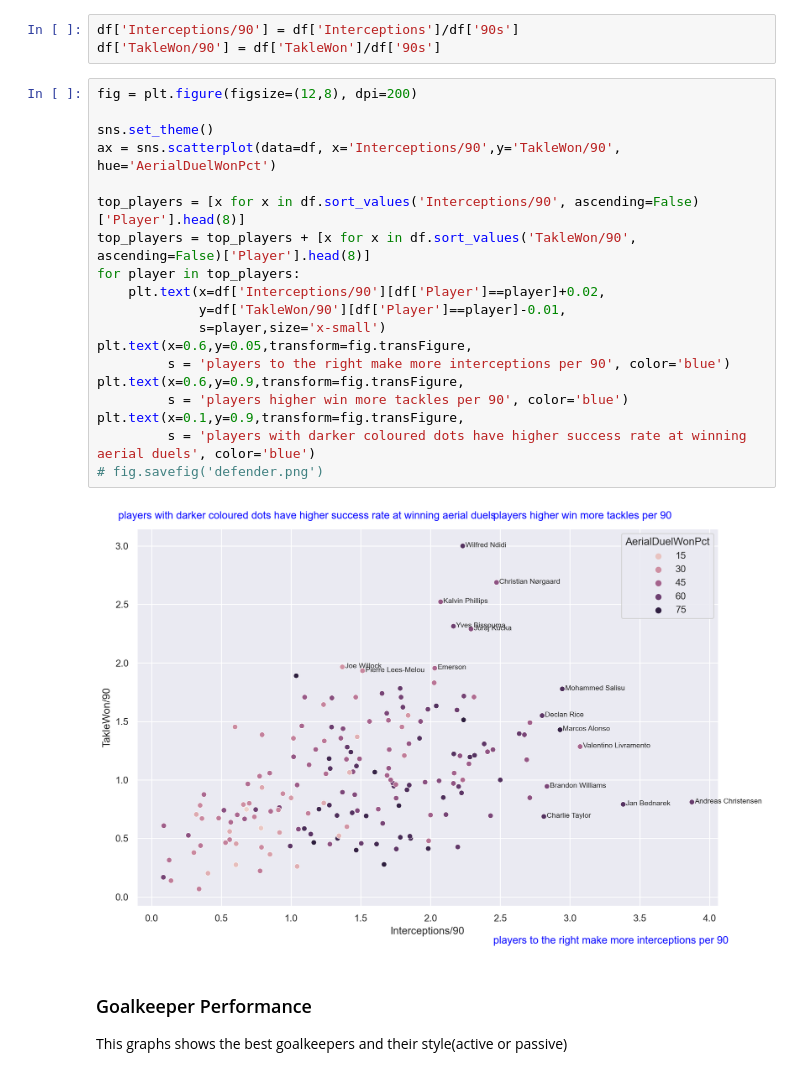
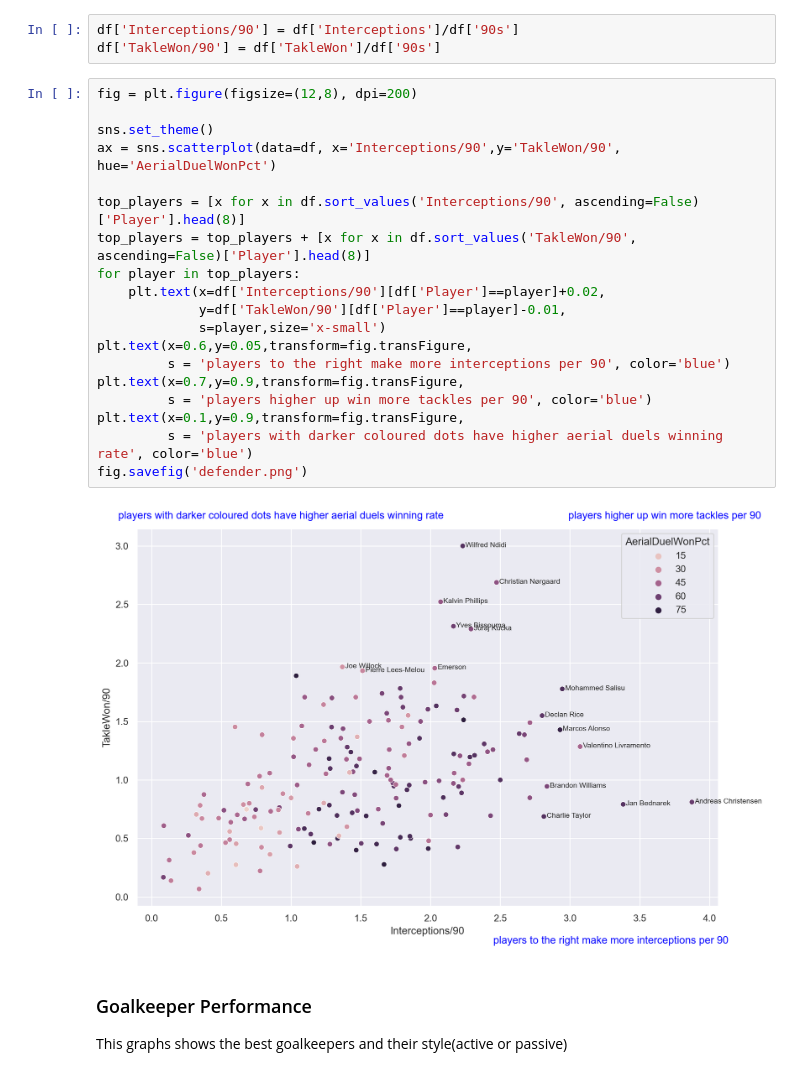
Before and after one commit to ydatay/EPL_Visuals, a Jupyter notebook: EPL_Visual_workbook.ipynb, the cells around one changed output. Saved outputs shown, nothing was run; the diff lists cells and outputs as text.

Commit message:
fixed formatting on defender graph

```diff
--- a/EPL_Visual_workbook.ipynb
+++ b/EPL_Visual_workbook.ipynb
@@ -139,24 +139,24 @@ df['TakleWon/90'] = df['TakleWon']/df['90s']
 # %%
 fig = plt.figure(figsize=(12,8), dpi=200)
 
 sns.set_theme()
 ax = sns.scatterplot(data=df, x='Interceptions/90',y='TakleWon/90', hue='AerialDuelWonPct')
 
 top_players = [x for x in df.sort_values('Interceptions/90', ascending=False)['Player'].head(8)]
 top_players = top_players + [x for x in df.sort_values('TakleWon/90', ascending=False)['Player'].head(8)]
 for player in top_players:
     plt.text(x=df['Interceptions/90'][df['Player']==player]+0.02,
              y=df['TakleWon/90'][df['Player']==player]-0.01,
              s=player,size='x-small')
 plt.text(x=0.6,y=0.05,transform=fig.transFigure,
          s = 'players to the right make more interceptions per 90', color='blue')
-plt.text(x=0.6,y=0.9,transform=fig.transFigure,
-         s = 'players higher win more tackles per 90', color='blue')
+plt.text(x=0.7,y=0.9,transform=fig.transFigure,
+         s = 'players higher up win more tackles per 90', color='blue')
 plt.text(x=0.1,y=0.9,transform=fig.transFigure,
-         s = 'players with darker coloured dots have higher success rate at winning aerial duels', color='blue')
-# fig.savefig('defender.png')
+         s = 'players with darker coloured dots have higher aerial duels winning rate', color='blue')
+fig.savefig('defender.png')
 # %% [output]
-[figure, old version]
+[figure, new version]
 # %% [markdown]
 ### Goalkeeper Performance
 
```
Also changed, not shown: 1 other file.
